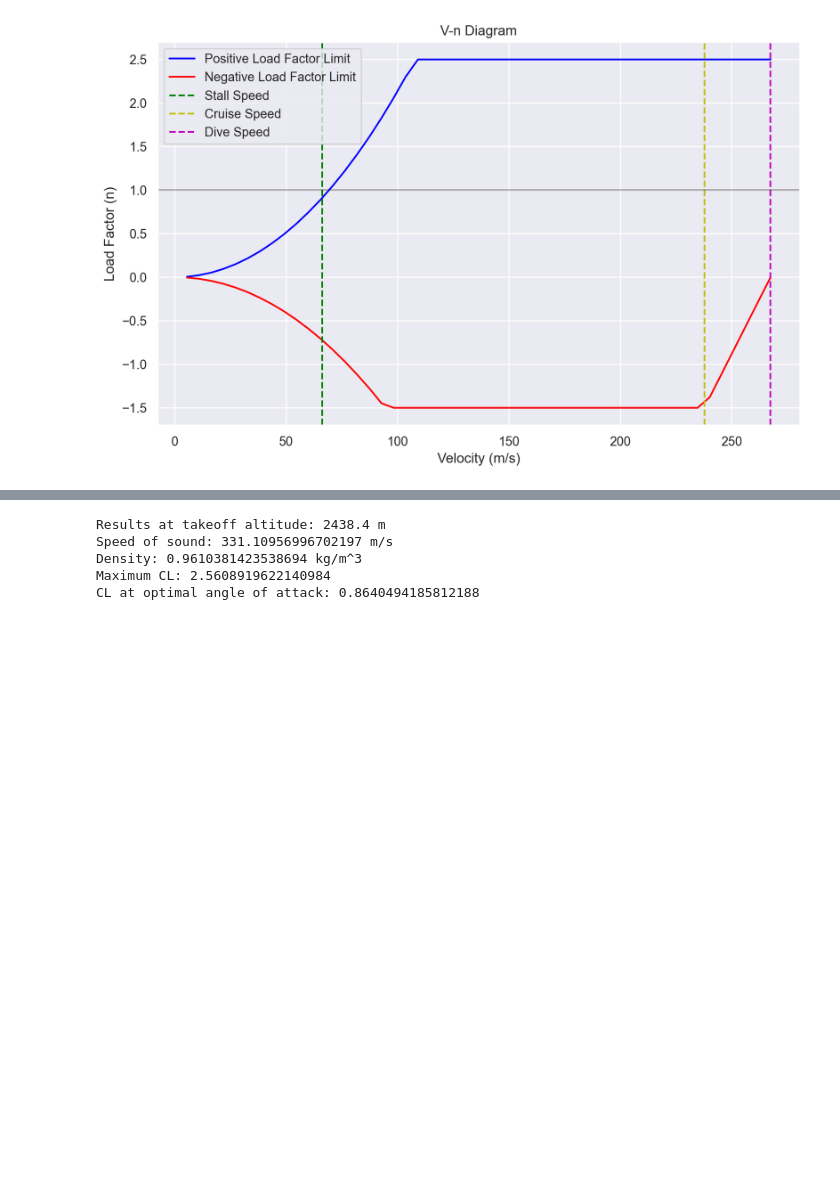
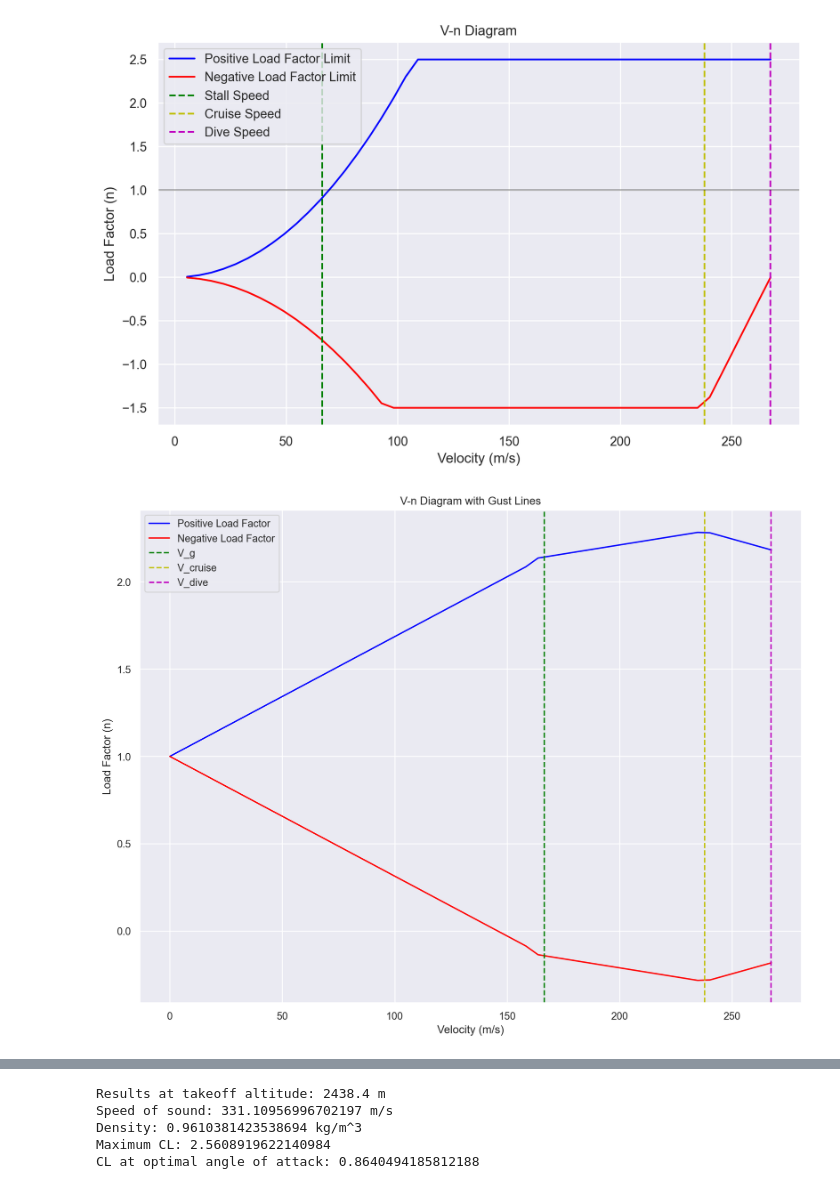
Before and after one commit to ezzatisawesome/ace-1, a Jupyter notebook: model.ipynb, the cells around one changed output, grey strips where cells are left out. Cells and saved outputs as stored; diff of their text form; code cells hidden in the pictures; blank space fills up the shorter version.

Commit message:
Added gust v-n diagram and the combined diagram

```diff
--- a/model.ipynb
+++ b/model.ipynb
@@ -550,3 +551,64 @@ plt.show()
 # %% [output]
 18
 [figure]
+# %%
+# Calculate the mass ratio of the aircraft
+lift_curve_slope = 4
+mass_ratio = (2 * weight) / (sea_level_density * sol(main_wing).area()
+                              * ((sol_chord_root + sol_chord_tip) / 2) * lift_curve_slope)
+K = (0.88 * mass_ratio) / (5.3 + mass_ratio)
+
+v_g = 0.7 * cruise_speed
+gust_speed = 9.1 # m/s
+delta_alpha = K * gust_speed / v_g
+n_0 = 1
+
+delta_lift_g = .5 * atm.density() * v_g**2 * sol(main_wing).area() * lift_curve_slope * delta_alpha
+delta_lift_cruise = .5 * atm.density() * cruise_speed**2 * sol(main_wing).area() * lift_curve_slope * delta_alpha
+# The /2 is to account for a 15mph gust, which halves delta_alpha
+delta_lift_final = .5 * atm.density() * (v_dive)**2 * sol(main_wing).area() * lift_curve_slope * (delta_alpha / 2)
+
+n_max_gust = n_0 + (weight + delta_lift_g) / weight # After normalizing by weight
+n_max_cruise = n_0 + (weight + delta_lift_cruise) / weight # After normalizing by weight
+n_max_final = n_0 + (weight + delta_lift_final) / weight # After normalizing by weight
+
+index_vg = np.argmin(np.abs(speeds - v_g))
+index_cruise = np.argmin(np.abs(speeds - cruise_speed))
+index_final = np.argmin(np.abs(speeds - v_dive))#speeds[len(speeds) - 1]
+
+
+n_max = np.zeros(len(speeds))
+n_min = np.zeros(len(speeds))
+
+slope =  (n_max_gust - 1) / (v_g - 0)
+for i in range(0, index_vg):
+    n_max[i] = 1 + slope * (speeds[i])
+    n_min[i] =  1 - (slope * speeds[i])
+
+slope = (n_max_cruise - n_max_gust) / (cruise_speed - v_g)
+for i in range(index_vg, index_cruise):
+    n_max[i] = n_max_gust + slope * (speeds[i] - v_g)
+    n_min[i] = (2-n_max_gust) - slope * (speeds[i] - v_g)
+
+slope = (n_max_final - n_max_cruise) / (v_dive - cruise_speed)
+for i in range(index_cruise, index_final + 1):
+    n_max[i] = n_max_cruise + slope * (speeds[i] - cruise_speed)
+    n_min[i] = (2-n_max_cruise) - slope * (speeds[i] - cruise_speed)
+
+# Plot the V-n diagram
+plt.figure(figsize=(12.8, 9.6))
+plt.plot(speeds, n_max, 'b-', label='Positive Load Factor Limit')
+plt.plot(speeds, n_min, 'r-', label='Negative Load Factor Limit')
+plt.grid(True)
+plt.axvline(x=v_g, color='g', linestyle='--', label='V_g')
+plt.axvline(x=cruise_speed, color='y', linestyle='--', label='V_cruise')
+plt.axvline(x=v_dive, color='m', linestyle='--', label='V_dive')
+plt.xlabel('Velocity (m/s)')
+plt.ylabel('Load Factor (n)')
+plt.title('V-n Diagram with Gust Lines')
+plt.legend()
+
+
+plt.show()
+# %% [output]
+[figure, added]
```
Also changed, not shown: parts of 4 cells of this notebook.
